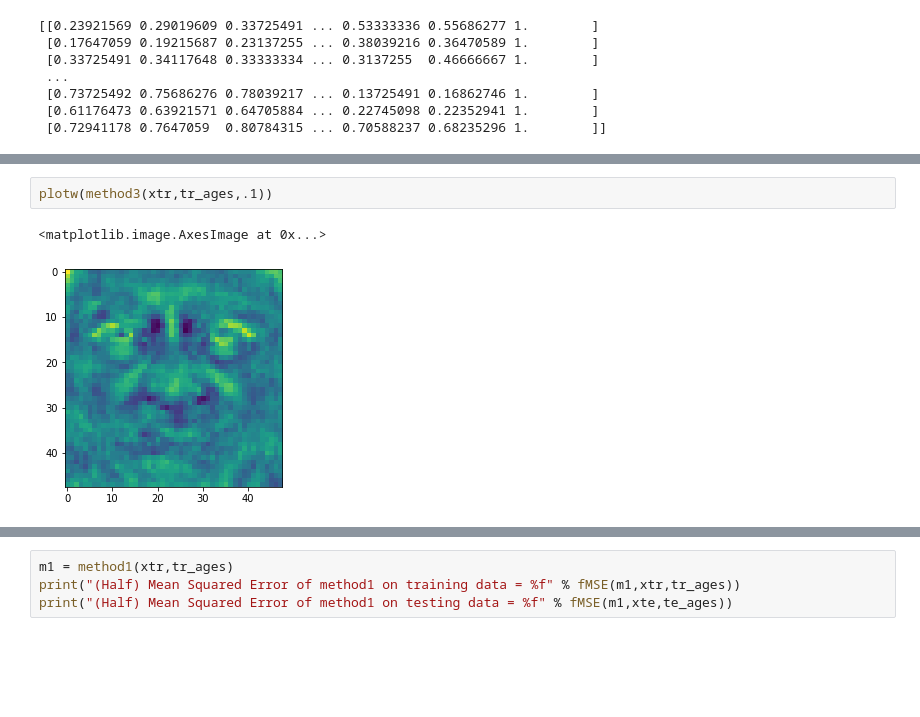
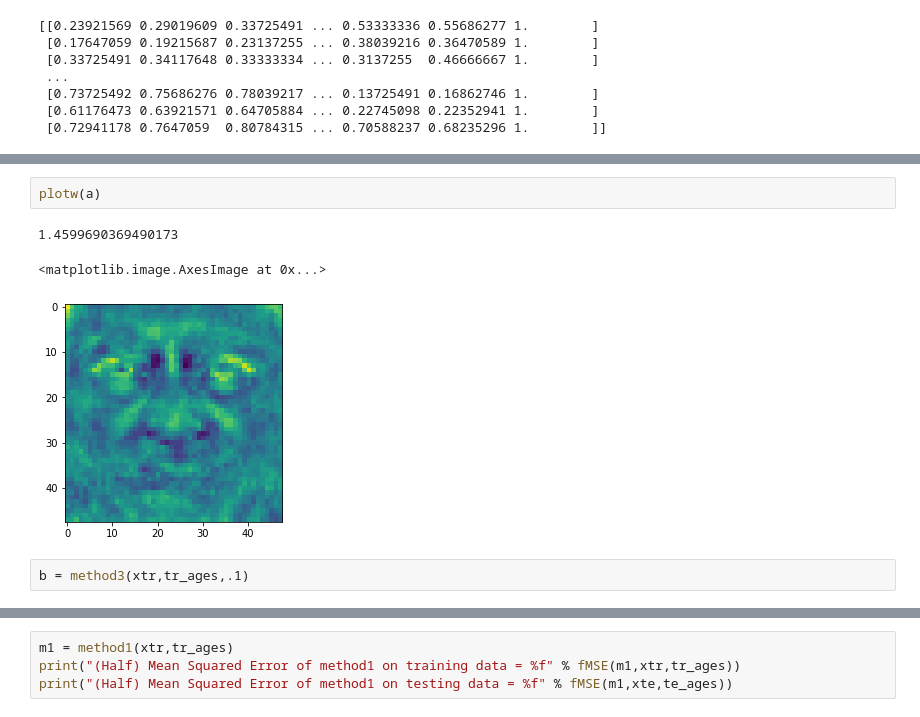
Before and after one commit to ykamen/CS4342, a Jupyter notebook: CS4342_HW2.ipynb, the cells around one changed output, grey strips where cells are left out. Drawn from its saved outputs; the diff is of its cells as text; blank space fills up the shorter version.

```diff
--- a/CS4342_HW2.ipynb
+++ b/CS4342_HW2.ipynb
@@ -108,5 +106,8 @@ a= method2(xtr,tr_ages)
+# %%
+plotw(a)
+# %% [output]
+1.4599690369490173
+<matplotlib.image.AxesImage at 0x...>
+[figure, added]
 # %%
-plotw(method3(xtr,tr_ages,.1))
+b = method3(xtr,tr_ages,.1)
-# %% [output]
-<matplotlib.image.AxesImage at 0x...>
-[figure, removed]
```
Also changed, not shown: parts of 7 cells of this notebook.
